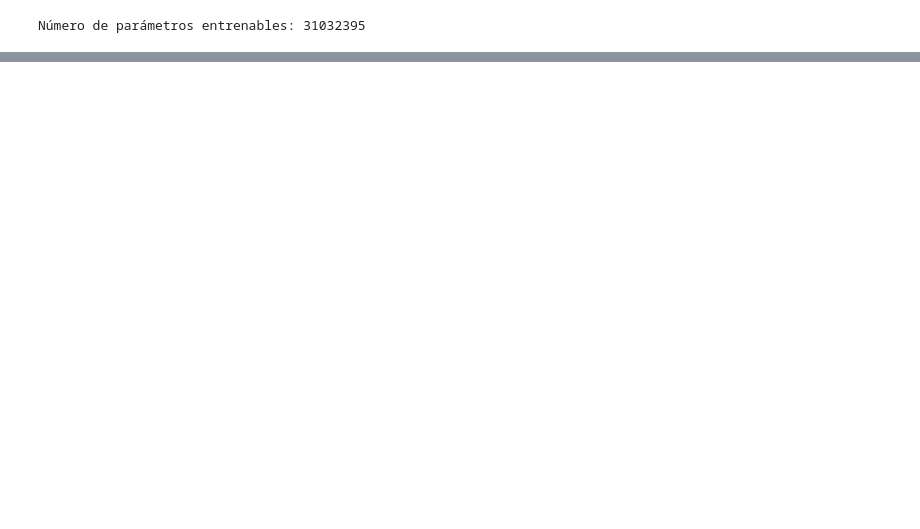
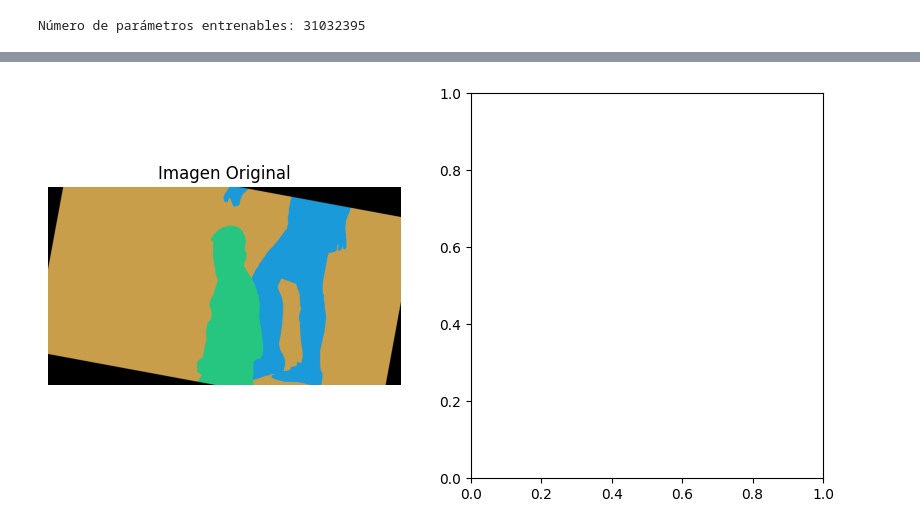
Before and after one commit to Josemgallegos/semantic-segmentation, a Jupyter notebook: notebook/training_unet.ipynb, the cells around one changed output, grey strips where cells are left out. Cells and saved outputs as stored; diff of their text form; code cells hidden in the pictures; blank space fills up the shorter version.

```diff
--- a/notebook/training_unet.ipynb
+++ b/notebook/training_unet.ipynb
@@ -257,5 +262,13 @@ def predict_image(model, image_path):
     ax[1].axis("off")
 
     plt.show()
+# %%
+fig, ax = plt.subplots(1, 2, figsize=(10, 5))
+ax[0].imshow(cv2.imread('../dataset/augmented_masks/5_aug0.png', cv2.IMREAD_COLOR)[:, :, ::-1])
+ax[0].set_title("Imagen Original")
+ax[0].axis("off")
+plt.show()
+# %% [output]
+[figure, added]
 # %%
 # Prueba con una imagen nueva
```
Also changed, not shown: parts of 8 cells of this notebook.
